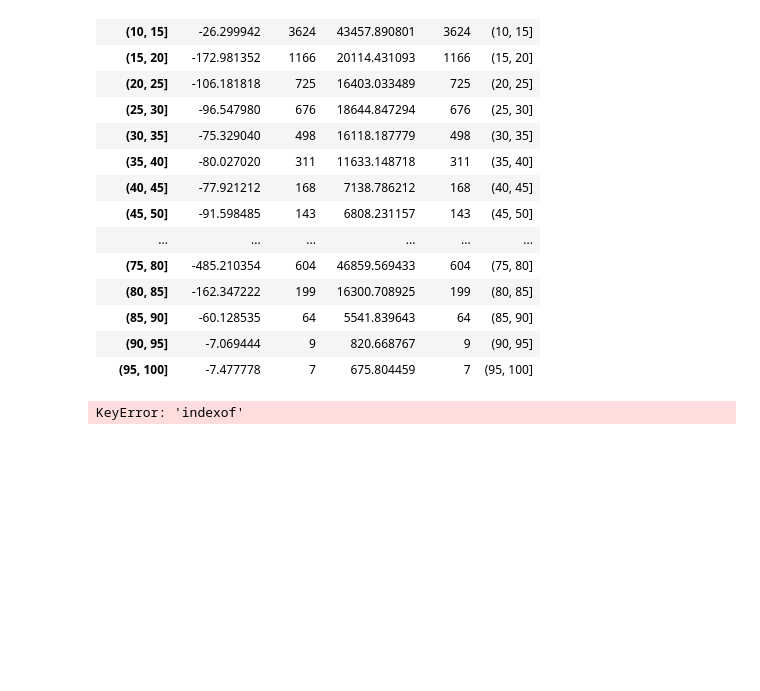
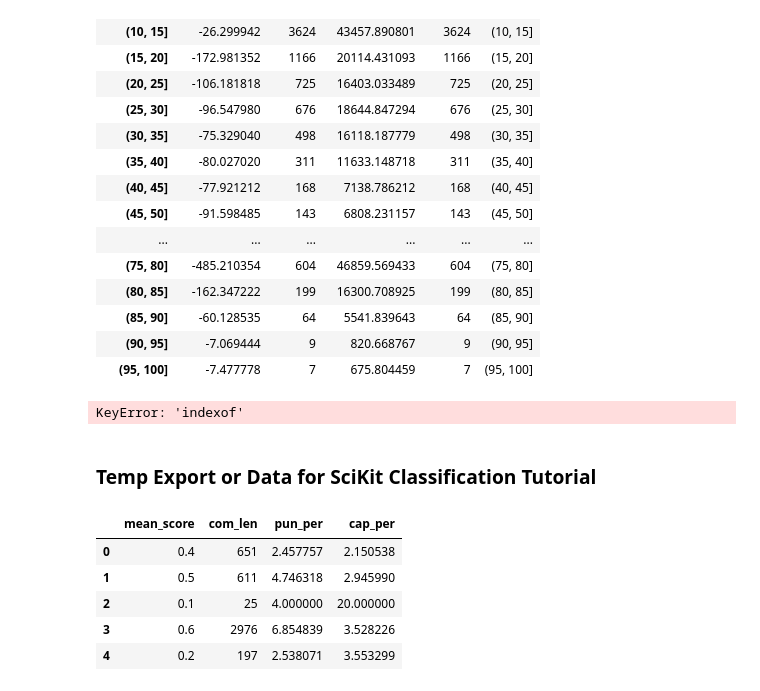
Before and after one commit to kimrharper/data_science_nltk, a Jupyter notebook: Language_Analysis.ipynb, the cells around one changed output. Saved outputs shown, nothing was run; the diff lists cells and outputs as text; code cells hidden in the pictures; blank space fills up the shorter version.

```diff
--- a/Language_Analysis.ipynb
+++ b/Language_Analysis.ipynb
@@ -434,8 +426,18 @@ scatterdataper.corr(method='pearson')
 | (90, 95] | -7.069444 | 9 | 820.668767 | 9 | (90, 95] |
 | (95, 100] | -7.477778 | 7 | 675.804459 | 7 | (95, 100] |
 KeyError: 'indexof'
+# %% [markdown]
+### Temp Export or Data for SciKit Classification Tutorial
 # %%
 exportdata = commentdata.copy()
-exportdata.drop(['ns','sample','split','rev_id','median_score',], axis=1, inplace=True)
+exportdata.drop(['ns','sample','split','rev_id','median_score','comment','toxicity'], axis=1, inplace=True)
+exportdata.head()
+# %% [output]
+|  | mean_score | com_len | pun_per | cap_per |
+| 0 | 0.4 | 651 | 2.457757 | 2.150538 |
+| 1 | 0.5 | 611 | 4.746318 | 2.945990 |
+| 2 | 0.1 | 25 | 4.000000 | 20.000000 |
+| 3 | 0.6 | 2976 | 6.854839 | 3.528226 |
+| 4 | 0.2 | 197 | 2.538071 | 3.553299 |
 # %%
 exportdata.to_csv('toxicfactors.csv')
```
Also changed, not shown: parts of 10 cells of this notebook, 3 other files.
